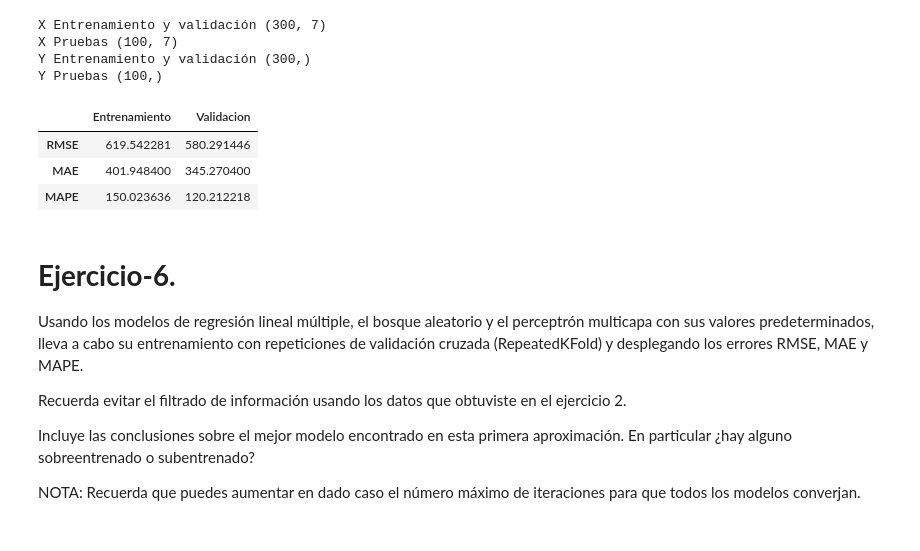
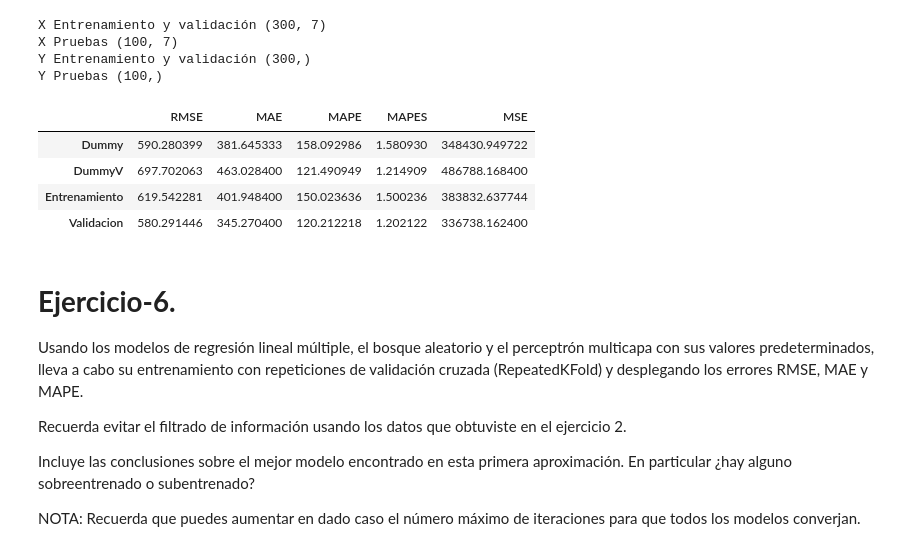
Before and after one commit to diego-carrera/iaa-equipo-30, a Jupyter notebook: semana7/MNA_IAyAA_semana_7_Actividad.ipynb, the cells around one changed output. Cells and saved outputs as stored; diff of their text form; code cells hidden in the pictures.

```diff
--- a/semana7/MNA_IAyAA_semana_7_Actividad.ipynb
+++ b/semana7/MNA_IAyAA_semana_7_Actividad.ipynb
@@ -312,35 +310,45 @@ Y Pruebas (100,)
 # print("MAPE:\t %.2f" % ( MAPE(y_test_dummy, y_predicted_dummy) ) )
 # %%
 # Creamos un Dummy Regressor y lo implementamos en nuestros datos de entrenamiento y validacion
+from sklearn.metrics import mean_absolute_percentage_error, mean_squared_error
 
 scores_RMSE = []
 scores_MAE = []
 scores_MAPE = []
+scores_MAPES = []
+scores_MSE = []
 
 def dummyFuncion(X, Y):
 
     dummy_regr = DummyRegressor()
 
     XFit = pipeline.fit(X)
     XTransf = XFit.transform(X)
     modelo_dummy = dummy_regr.fit(XTransf, Y)
     yhat = dummy_regr.predict(XTransf)
 
     scores_RMSE.append(RMSE(Y, yhat))
     scores_MAE.append(MAE(Y, yhat))
     scores_MAPE.append(MAPE(Y, yhat))
+    scores_MAPES.append(mean_absolute_percentage_error(Y, yhat))
+    scores_MSE.append(mean_squared_error(Y, yhat))
 
+
+dummyFuncion(X_train_dummy, y_train_dummy)
+dummyFuncion(X_test_dummy, y_test_dummy)
 dummyFuncion(X_train, y_train)
 dummyFuncion(X_test, y_test)
+
+
+data = {'RMSE': scores_RMSE, 'MAE': scores_MAE, 'MAPE': scores_MAPE, 'MAPES': scores_MAPES, 'MSE': scores_MSE}
+scores = pd.DataFrame(data, index=['Dummy', 'DummyV', 'Entrenamiento', 'Validacion'])
+scores
+# %% [output]
+|  | RMSE | MAE | MAPE | MAPES | MSE |
+| Dummy | 590.280399 | 381.645333 | 158.092986 | 1.580930 | 348430.949722 |
+| DummyV | 697.702063 | 463.028400 | 121.490949 | 1.214909 | 486788.168400 |
+| Entrenamiento | 619.542281 | 401.948400 | 150.023636 | 1.500236 | 383832.637744 |
+| Validacion | 580.291446 | 345.270400 | 120.212218 | 1.202122 | 336738.162400 |
-# %%
-data = {'RMSE': scores_RMSE, 'MAE': scores_MAE, 'MAPE': scores_MAPE}
-scores = pd.DataFrame(data, index=['Entrenamiento', 'Validacion'])
-scores.T
-# %% [output]
-|  | Entrenamiento | Validacion |
-| RMSE | 619.542281 | 580.291446 |
-| MAE | 401.948400 | 345.270400 |
-| MAPE | 150.023636 | 120.212218 |
 # %% [markdown]
 # **Ejercicio-6.**
 
```
Also changed, not shown: parts of 1 cell of this notebook.
